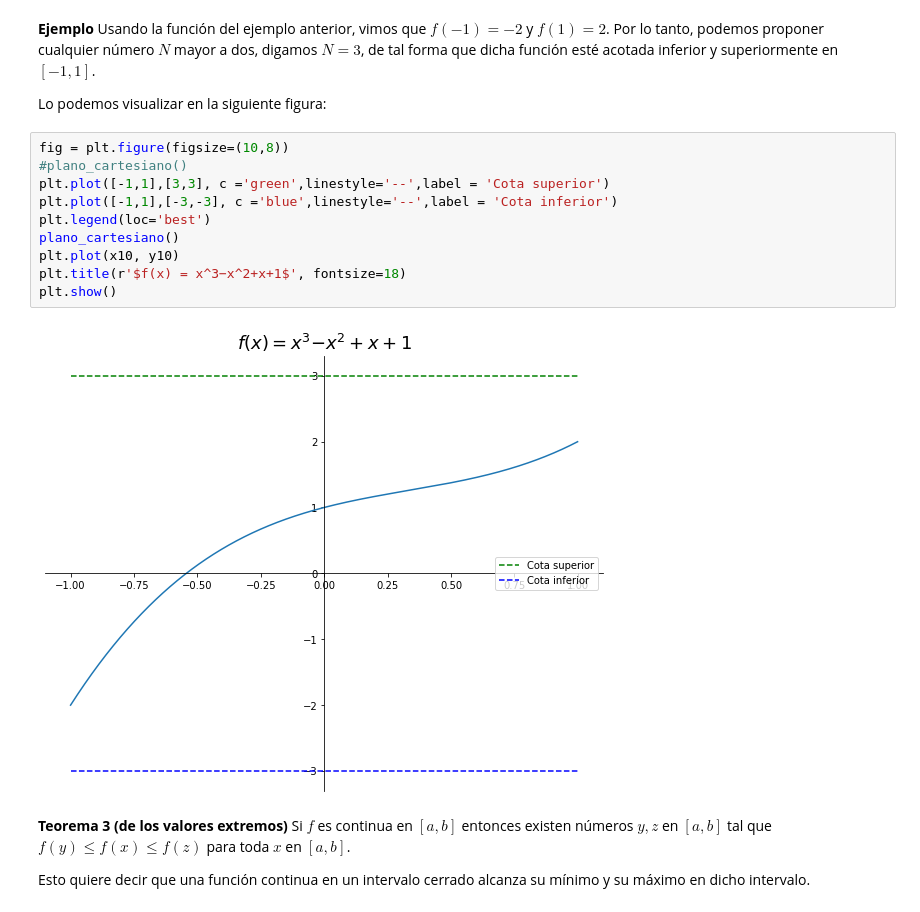
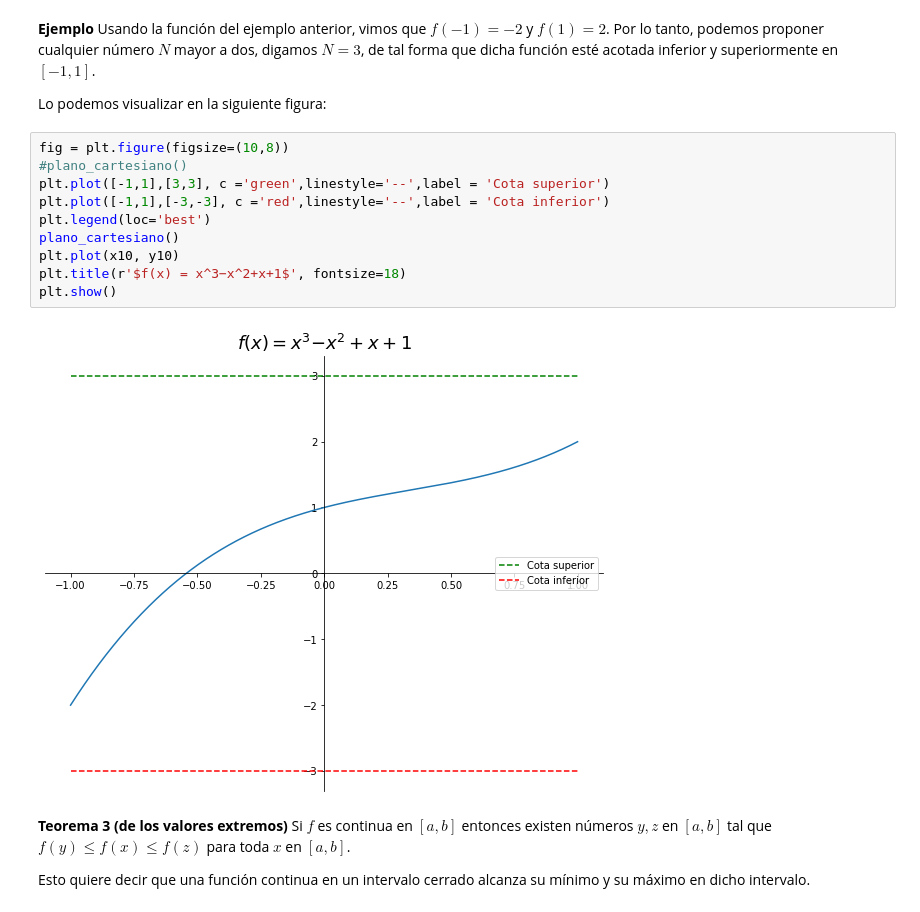
Before and after one commit to jodejetalo99/BDNE, a Jupyter notebook: 01_Calculo/Continuidad.ipynb, the cells around one changed output. Cells and saved outputs as stored; diff of their text form.

```diff
--- a/01_Calculo/Continuidad.ipynb
+++ b/01_Calculo/Continuidad.ipynb
@@ -240,15 +240,15 @@ Lo podemos visualizar en la siguiente figura:
 # %%
 fig = plt.figure(figsize=(10,8))
 #plano_cartesiano()
 plt.plot([-1,1],[3,3], c ='green',linestyle='--',label = 'Cota superior')
-plt.plot([-1,1],[-3,-3], c ='blue',linestyle='--',label = 'Cota inferior')
+plt.plot([-1,1],[-3,-3], c ='red',linestyle='--',label = 'Cota inferior')
 plt.legend(loc='best')
 plano_cartesiano()
 plt.plot(x10, y10)
 plt.title(r'$f(x) = x^3−x^2+x+1$', fontsize=18)
 plt.show()
 # %% [output]
-[figure, old version]
+[figure, new version]
 # %% [markdown]
 **Teorema 3 (de los valores extremos)** Si $f$ es continua en $[a,b]$ entonces existen números $y,z$ en $[a,b]$ tal que $f(y) \le f(x) \le f(z)$ para toda $x$ en $[a,b]$.
 
```
Also changed, not shown: parts of 1 cell of this notebook.
